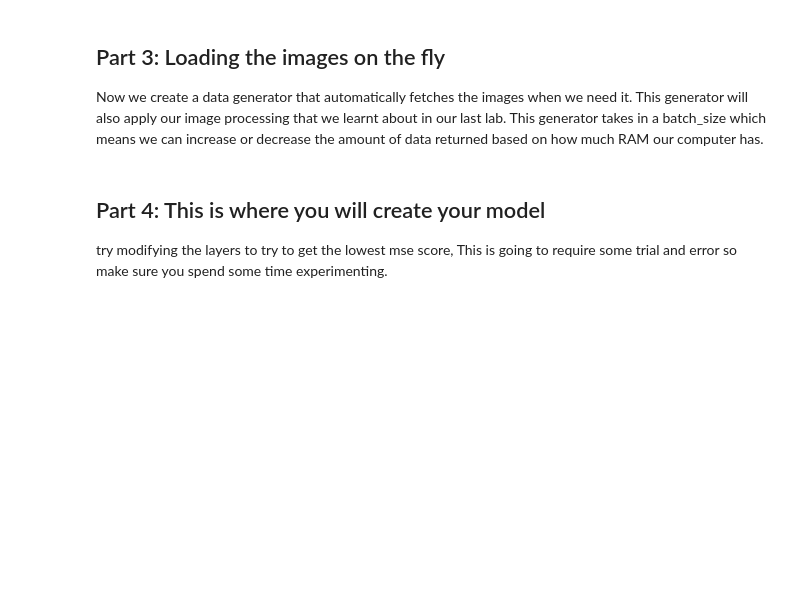
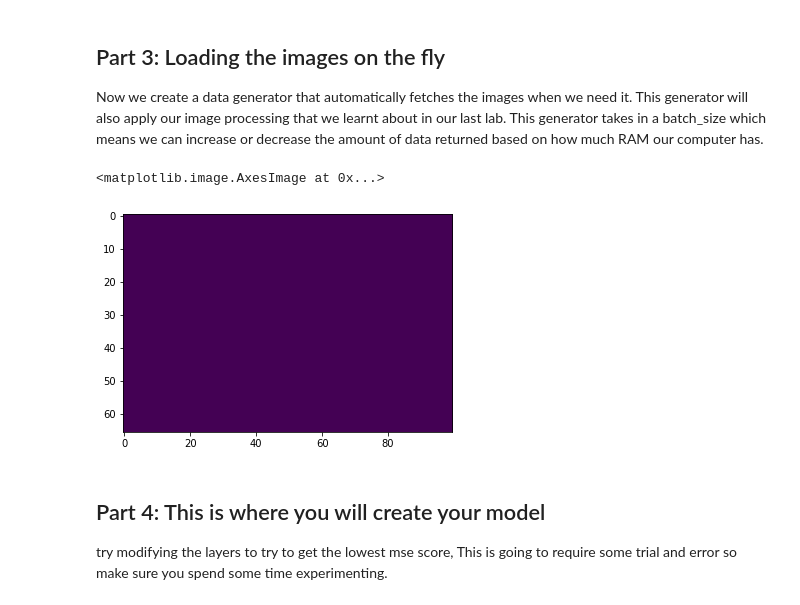
Before and after one commit to rrayhana/Demos, a Jupyter notebook: Lab Code/Lab Part 4/model.ipynb, the cells around one changed output. Drawn from its saved outputs; the diff is of its cells as text; code cells hidden in the pictures; blank space fills up the shorter version.

```diff
--- a/Lab Code/Lab Part 4/model.ipynb
+++ b/Lab Code/Lab Part 4/model.ipynb
@@ -75,11 +76,30 @@ def batch_generator(image_paths, steering_angles, batch_size):
             for id in ids_batch:
                 img = cv.imread(id)
                 img = cv.resize(img, (100, 66))
-                x_batch.append(img)
+                # we convert the frame to the HSV color space
+                hsv = cv.cvtColor(img, cv.COLOR_BGR2HSV)
+                # blur the image to remove noise
+                blur = cv.GaussianBlur(hsv, (5, 5), 0)
+                # mask the image to get only the desired colors
+                mask = cv.inRange(blur, (40, 25, 73), (93, 194, 245))
+                # we erode and dilate to remove noise
+                erode = cv.erode(mask, np.ones((5, 5), np.uint8), iterations=1)
+                dilate = cv.dilate(erode, np.ones((5, 5), np.uint8), iterations=1)
+                # we smooth the image with some gaussian blur
+                blur = cv.GaussianBlur(dilate, (5, 5), 0)
+                x_batch.append(blur)
                 y_batch.append(steering_angles[image_paths.index(id)])
             x_batch = np.array(x_batch, np.float32)
             y_batch = np.array(y_batch, np.float32)
             yield x_batch, y_batch
+# %%
+# display the first image and steering angle
+import matplotlib.pyplot as plt
+x_batch, y_batch = next(batch_generator(train_img, train_steer, 500))
+plt.imshow(x_batch[145])
+# %% [output]
+<matplotlib.image.AxesImage at 0x...>
+[figure, added]
 # %% [markdown]
 ## Part 4: This is where you will create your model
 try modifying the layers to try to get the lowest mse score,
```
Also changed, not shown: parts of 6 cells of this notebook, 1 other file.
